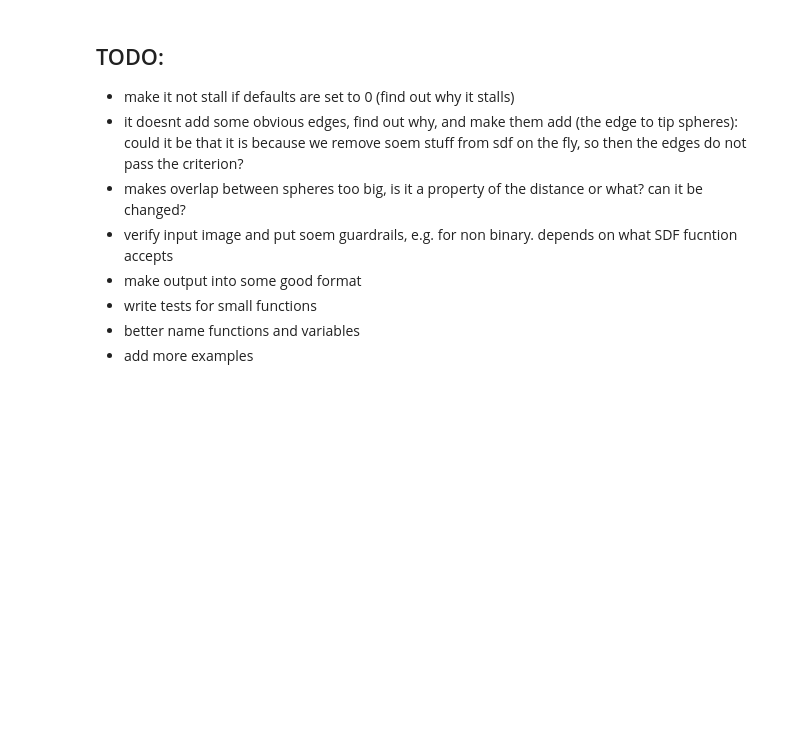
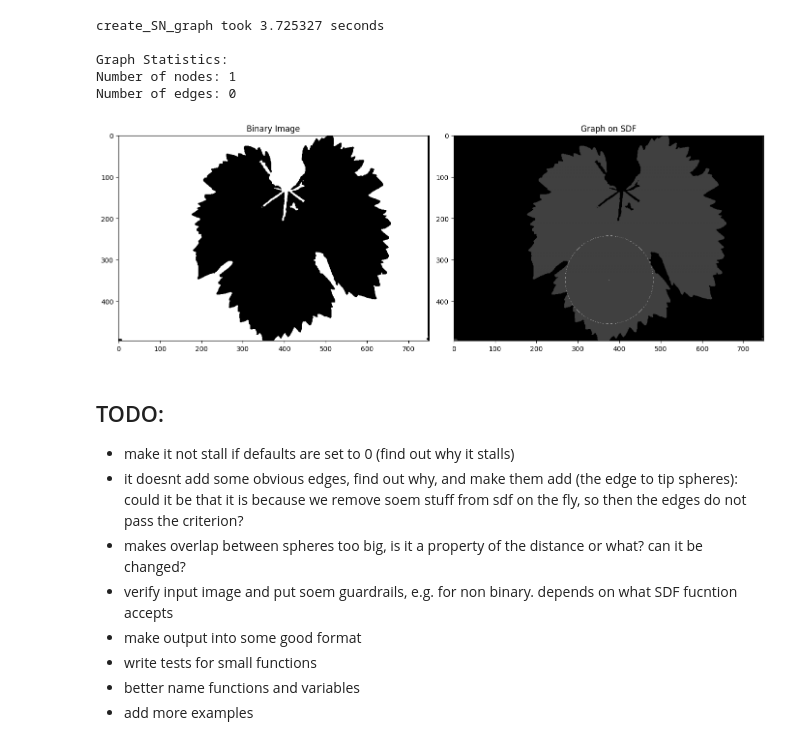
Before and after one commit to alexandrainst/sn-graph, a Jupyter notebook: notebooks/demo_sn-graph.ipynb, the cells around one changed output. Saved outputs shown, nothing was run; the diff lists cells and outputs as text; code cells hidden in the pictures; blank space fills up the shorter version.

```diff
--- a/notebooks/demo_sn-graph.ipynb
+++ b/notebooks/demo_sn-graph.ipynb
@@ -28,35 +28,42 @@ full_im = io.imread('../tests/leaf.jpeg')
 im = full_im[:,:,0]
 processed_im = blur_and_threshold(im, blur=True, sigma=1, block_size=35, offset=0)
 
-spheres_centres, edges = sn.create_SN_graph(image=processed_im, max_num_vertices=300, edge_threshold=0.95,
+spheres_centres, edges = sn.create_SN_graph(image=processed_im, max_num_vertices=1, edge_threshold=0.95,
                                           max_edge_length=200, minimal_sphere_radius=8)
 
 
 
 sdf_array = skfmm.distance(processed_im, dx=1)
 graph_im = sn.draw_graph_on_top_of_SDF(sdf_array, spheres_centres, edges)
 
 # Create figure with two subplots side by side
 fig, (ax1, ax2) = plt.subplots(1, 2, figsize=(14, 7))
 
 # Plot binary image
 ax1.imshow(processed_im, cmap='binary')
 ax1.set_title('Binary Image')
 
 # Plot SDF with graph
 ax2.imshow(graph_im, cmap='gray')
 ax2.set_title('Graph on SDF')
 
 # Print graph statistics in text below
 print(f"""
 Graph Statistics:
 Number of nodes: {len(spheres_centres)}
 Number of edges: {len(edges)}
 """)
 
 # Adjust layout and display
 plt.tight_layout()
 plt.show()
+# %% [output]
+create_SN_graph took 3.725327 seconds
+
+Graph Statistics:
+Number of nodes: 1
+Number of edges: 0
+[figure, added]
 # %% [markdown]
 ## TODO:
 - make it not stall if defaults are set to 0 (find out why it stalls)
```
Also changed, not shown: 1 other file.
